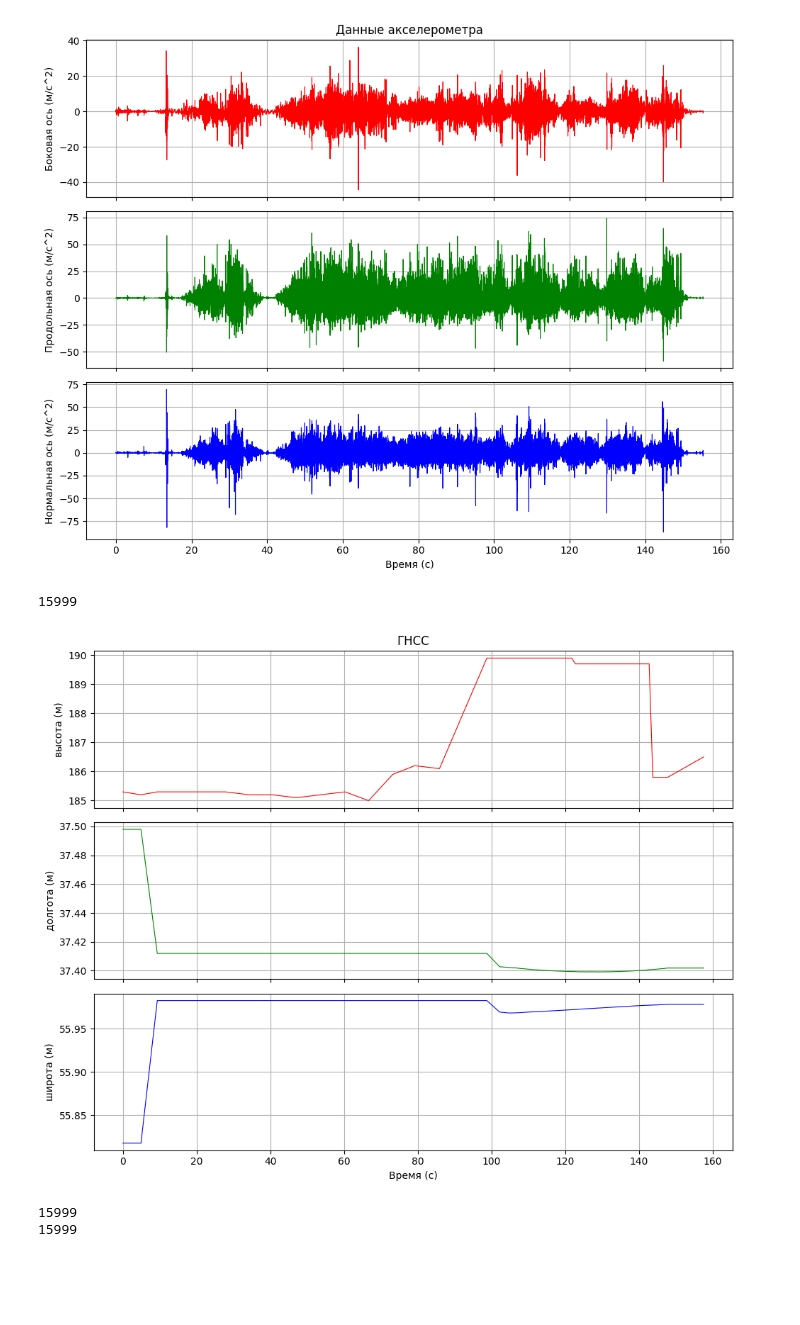
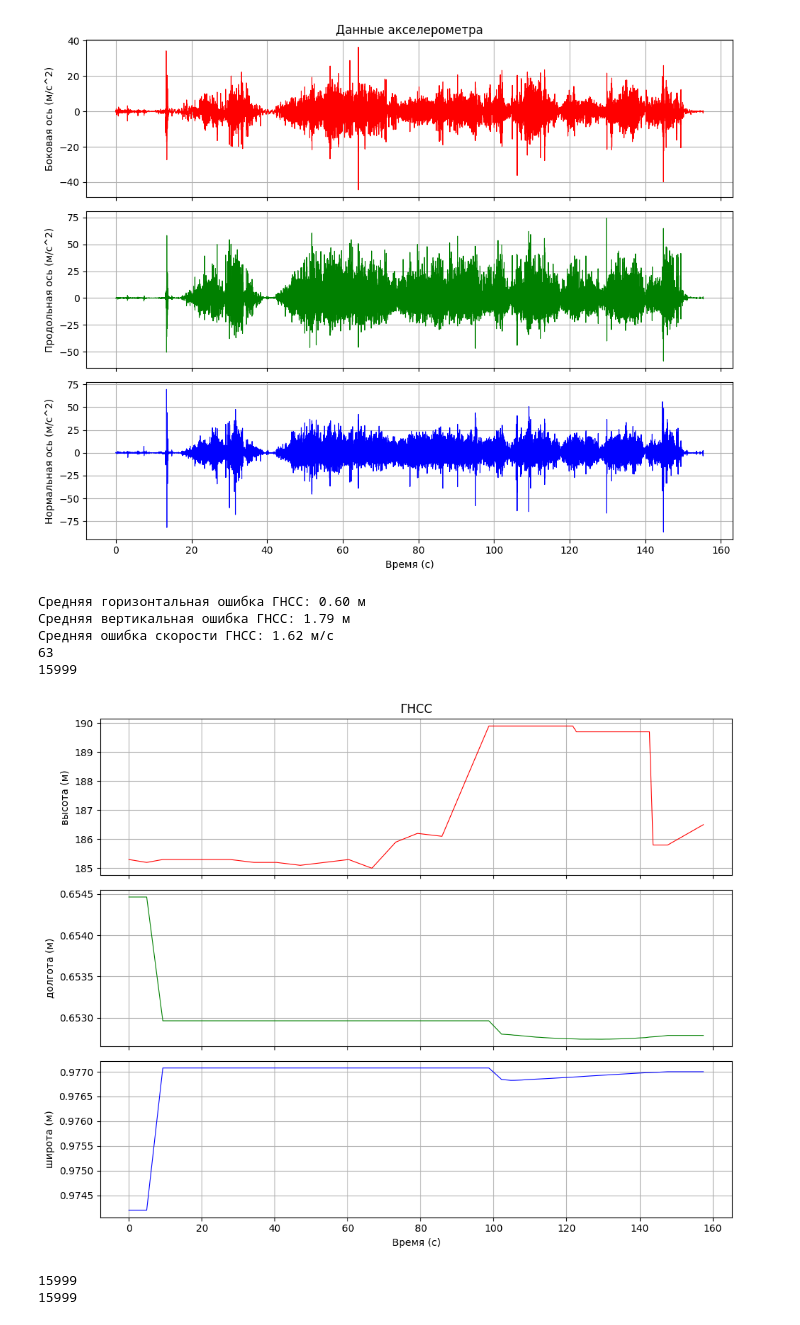
Before and after one commit to WWnotLL/VKRS, a Jupyter notebook: МОЙ КОД.ipynb, the cells around one changed output. Saved outputs shown, nothing was run; the diff lists cells and outputs as text; code cells hidden in the pictures; blank space fills up the shorter version.

```diff
--- a/МОЙ КОД.ipynb
+++ b/МОЙ КОД.ipynb
@@ -148,7 +148,7 @@ plt.show()
 # %% [output]
 [figure]
 # %%
-def read_csv_gnss(fname):
+'''def read_csv_gnss(fname):
     time = []
     altitude = []
     longitude = []
@@ -164,44 +164,90 @@ def read_csv_gnss(fname):
                         t0 = float(row[0])
                     time.append((float(row[0])-t0)/10e8)
                     altitude.append(float(row[8]))
-                    longitude.append(float(row[9]))
-                    latitude.append(float(row[10]))
+                    longitude.append(float(row[9]) *pi/180)
+                    latitude.append(float(row[10]) *pi/180)
                 else:
                     init=True
     return time, altitude, longitude, latitude
+'''
+def read_csv_gnss(fname):
+    time = []
+    altitude = []
+    longitude = []
+    latitude = []
+    hor_acc = []   # <-- Добавляем список для горизонтальной точности
+    ver_acc = []   # <-- Добавляем список для вертикальной точности
+    spd_acc = []   # <-- Добавляем список для точности скорости
 
-time_gnss, altitude, longitude, latitude = read_csv_gnss('C:\\MAI_Folder\\5_KURS\\UIRS\\Стабилизация тряски камеры\\маленькое видео\\9-2026-10-03_13-22-24\\Location.csv')
-#time_gnss, altitude, longitude, latitude = read_csv_gnss("C:\\MAI_Folder\\5_KURS\\UIRS\\Стабилизация тряски камеры\\2026-10-03_12-49-46\\Location.csv")
+    init = False
+    t0 = 0
+    with open(fname, newline = '') as csvfile:
+        datareader = csv.reader(csvfile)
+        for row in datareader:
+            if (len(row) >= 11): # Убедимся, что столбцов достаточно
+                if init:
+                    if t0 == 0:
+                        t0 = float(row[0])
+                    time.append((float(row[0])-t0)/10e8)
+
+                    # Читаем координаты
+                    altitude.append(float(row[8]))
+                    longitude.append(float(row[9]) *pi/180)
+                    latitude.append(float(row[10]) *pi/180)
+
+                    # Читаем оценки точности (ошибки)
+                    hor_acc.append(float(row[5]) *pi/180) # horizontalAccuracy
+                    ver_acc.append(float(row[4])) # verticalAccuracy
+                    spd_acc.append(float(row[3])) # speedAccuracy
+                else:
+                    init=True
+    return time, altitude, longitude, latitude, hor_acc, ver_acc, spd_acc
+
+time_gnss, altitude, longitude, latitude, hor_acc, ver_acc, spd_acc = read_csv_gnss('C:\\MAI_Folder\\5_KURS\\UIRS\\Стабилизация тряски камеры\\маленькое видео\\9-2026-10-03_13-22-24\\Location.csv')
+#time_gnss, altitude, longitude, latitude = read_csv_gnss("C:\\MAI_Folder\\5_KURS\\UIRS\\Стабилизация тряски камеры\\большое видео на 14 мин\\2026-10-03_12-49-46\\Location.csv")
+
+sigma_horiz = np.median(hor_acc)
+sigma_vert = np.median(ver_acc)
+sigma_speed = np.median(spd_acc)
+
+print(f"Средняя горизонтальная ошибка ГНСС: {sigma_horiz:.2f} м")
+print(f"Средняя вертикальная ошибка ГНСС: {sigma_vert:.2f} м")
+print(f"Средняя ошибка скорости ГНСС: {sigma_speed:.2f} м/с")
+print(len(hor_acc))
 
 print(len(time))
 
 fig, axs = plt.subplots(3, 1, figsize=(10, 8), sharex=True)
 
 # График X
 axs[0].plot(time_gnss, altitude, color='red', linewidth=0.8)
 axs[0].set_ylabel('высота (м)')
 axs[0].grid(True)
 axs[0].set_title('ГНСС')
 
 # График Y
 axs[1].plot(time_gnss, longitude, color='green', linewidth=0.8)
 axs[1].set_ylabel('долгота (м)')
 axs[1].grid(True)
 
 # График Z
 axs[2].plot(time_gnss, latitude, color='blue', linewidth=0.8)
 axs[2].set_ylabel('широта (м)')
 axs[2].set_xlabel('Время (с)')
 axs[2].grid(True)
 
 # Автоматически подгоняем отступы, чтобы подписи не перекрывались
 plt.tight_layout()
 
 # Отображаем все графики в одном окне
 plt.show()
 # %% [output]
+Средняя горизонтальная ошибка ГНСС: 0.60 м
+Средняя вертикальная ошибка ГНСС: 1.79 м
+Средняя ошибка скорости ГНСС: 1.62 м/с
+63
 15999
-[figure, old version]
+[figure, new version]
 # %%
 V_prod = integral(time, acc_y)
 V_bok = integral(time, acc_x)
```
Also changed, not shown: parts of 5 cells of this notebook.
